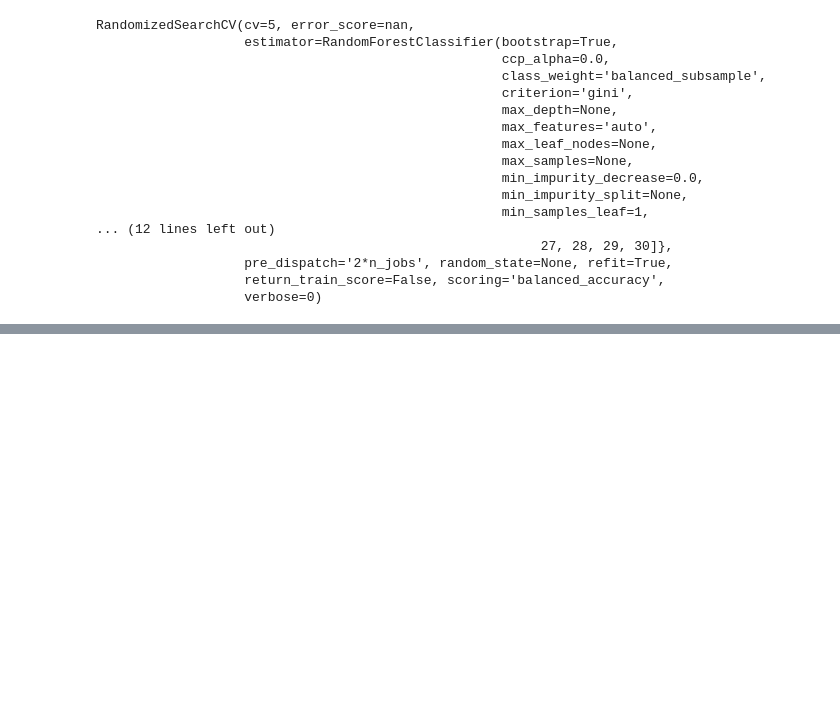
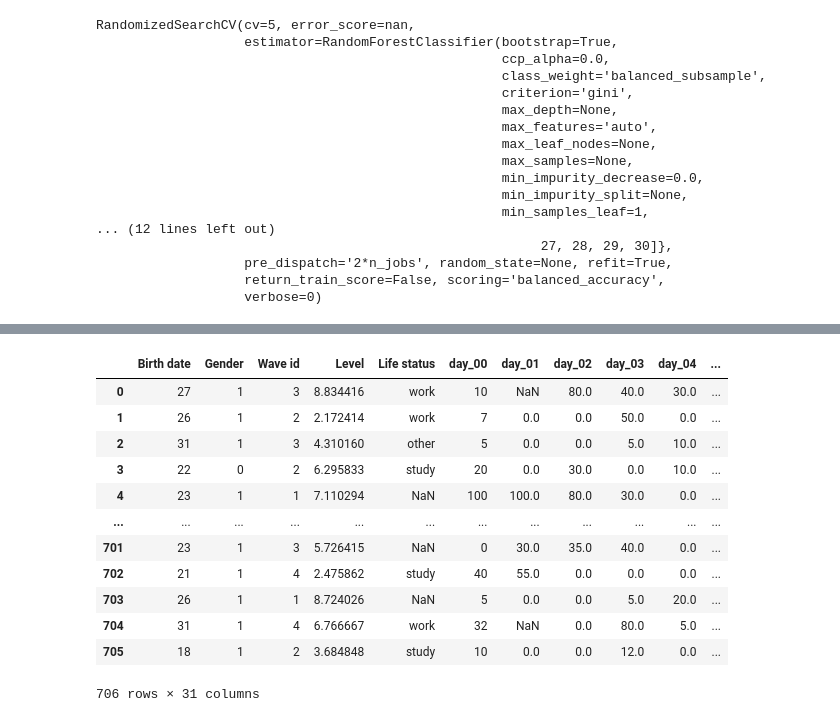
Before and after one commit to MirRinat/Hackaton21, a Jupyter notebook: clean_date.ipynb, the cells around one changed output, grey strips where cells are left out. Saved outputs shown, nothing was run; the diff lists cells and outputs as text; code cells hidden in the pictures; blank space fills up the shorter version.

```diff
--- a/clean_date.ipynb
+++ b/clean_date.ipynb
@@ -153,0 +201,2 @@ print("Результат на тестовых данных: %f " %(100*metrics
+# %%
+test_data['Gender'].replace({'female':0,'male':1},inplace=True)
@@ -153,0 +213,20 @@ print("Результат на тестовых данных: %f " %(100*metrics
+# %%
+now = pd.to_datetime('now')
+test_data['Birth date'] = pd.to_datetime(test_data['Birth date'], errors='coerce')
+test_data['Birth date'] = (now.year - test_data['Birth date'].dt.year) - ((now.month - test_data['Birth date'].dt.month) < 0)
+# %%
+test_data
+# %% [output]
+|  | Birth date | Gender | Wave id | Level | Life status | day_00 | day_01 | day_02 | day_03 | day_04 | ... |
+| 0 | 27 | 1 | 3 | 8.834416 | work | 10 | NaN | 80.0 | 40.0 | 30.0 | ... |
+| 1 | 26 | 1 | 2 | 2.172414 | work | 7 | 0.0 | 0.0 | 50.0 | 0.0 | ... |
+| 2 | 31 | 1 | 3 | 4.310160 | other | 5 | 0.0 | 0.0 | 5.0 | 10.0 | ... |
+| 3 | 22 | 0 | 2 | 6.295833 | study | 20 | 0.0 | 30.0 | 0.0 | 10.0 | ... |
+| 4 | 23 | 1 | 1 | 7.110294 | NaN | 100 | 100.0 | 80.0 | 30.0 | 0.0 | ... |
+| ... | ... | ... | ... | ... | ... | ... | ... | ... | ... | ... | ... |
+| 701 | 23 | 1 | 3 | 5.726415 | NaN | 0 | 30.0 | 35.0 | 40.0 | 0.0 | ... |
+| 702 | 21 | 1 | 4 | 2.475862 | study | 40 | 55.0 | 0.0 | 0.0 | 0.0 | ... |
+| 703 | 26 | 1 | 1 | 8.724026 | NaN | 5 | 0.0 | 0.0 | 5.0 | 20.0 | ... |
+| 704 | 31 | 1 | 4 | 6.766667 | work | 32 | NaN | 0.0 | 80.0 | 5.0 | ... |
+| 705 | 18 | 1 | 2 | 3.684848 | study | 10 | 0.0 | 0.0 | 12.0 | 0.0 | ... |
+706 rows × 31 columns
```
Also changed, not shown: parts of 20 cells of this notebook, 3 other files.
